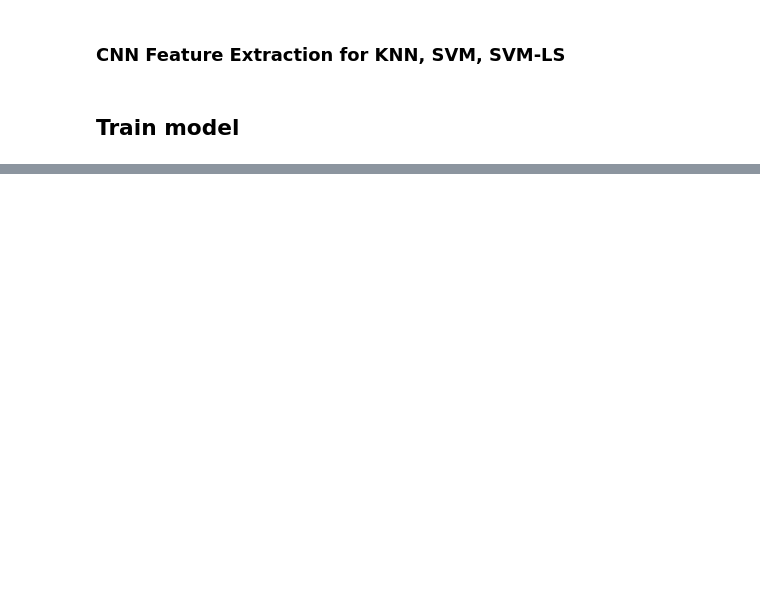
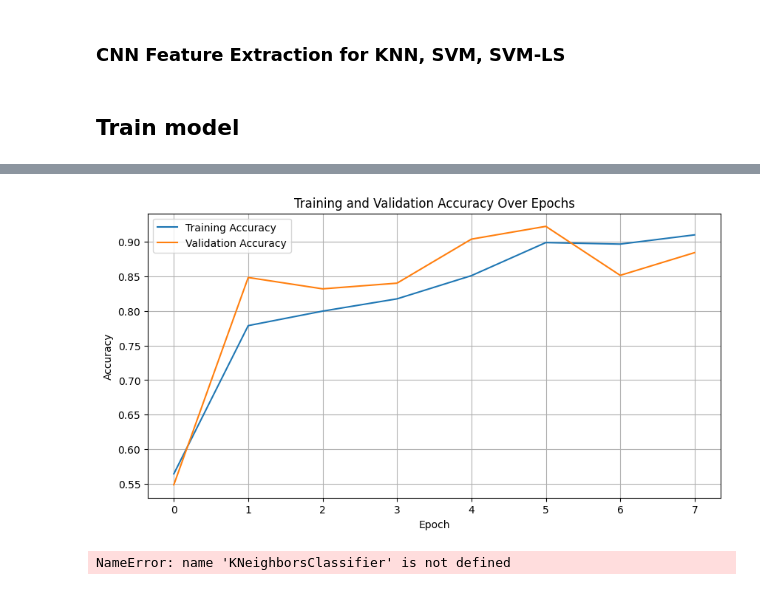
Before and after one commit to ehcaw/malimage, a Jupyter notebook: code.ipynb, the cells around one changed output, grey strips where cells are left out. Saved outputs shown, nothing was run; the diff lists cells and outputs as text; code cells hidden in the pictures; blank space fills up the shorter version.

```diff
--- a/code.ipynb
+++ b/code.ipynb
@@ -238,0 +342,41 @@ KeyboardInterrupt:
+# %%
+# Plot training and validation accuracy (if you have it)
+plt.figure(figsize=(10, 5))
+plt.plot(train_accs, label='Training Accuracy')
+plt.plot(val_accs, label='Validation Accuracy')
+plt.title('Training and Validation Accuracy Over Epochs')
+plt.xlabel('Epoch')
+plt.ylabel('Accuracy')
+plt.legend()
+plt.grid(True)
+plt.show()
+# %% [output]
+[figure, added]
+# %%
+# KNN
+knn = KNeighborsClassifier(n_neighbors=5)
+knn.fit(X_train_features, y_train)
+y_pred_knn = knn.predict(X_test_features)
+print("k-NN Test Accuracy:", accuracy_score(y_test, y_pred_knn))
+
+# SVM
+svm = SVC()
+svm.fit(X_train_features, y_train)
+y_pred_svm = svm.predict(X_test_features)
+print("SVM Test Accuracy:", accuracy_score(y_test, y_pred_svm))
+
+# LS-SVM-style model via Kernel Ridge (one-vs-rest)
+lb = LabelBinarizer()
+Y_train_bin = lb.fit_transform(y_train)  # shape: (n_samples, n_classes)
+Y_test_bin = lb.transform(y_test)
+
+krr = KernelRidge(alpha=1.0, kernel='rbf', gamma=0.01)
+krr.fit(X_train_features, Y_train_bin)
+
+Y_pred_scores = krr.predict(X_test_features)          # shape: (n_samples, n_classes)
+y_pred_lssvm = Y_pred_scores.argmax(axis=1)
+y_pred_lssvm = lb.classes_[y_pred_lssvm]
+
+print("LS-SVM-style Test Accuracy:", accuracy_score(y_test, y_pred_lssvm))
+# %% [output]
+NameError: name 'KNeighborsClassifier' is not defined
```
Also changed, not shown: parts of 7 cells of this notebook.
